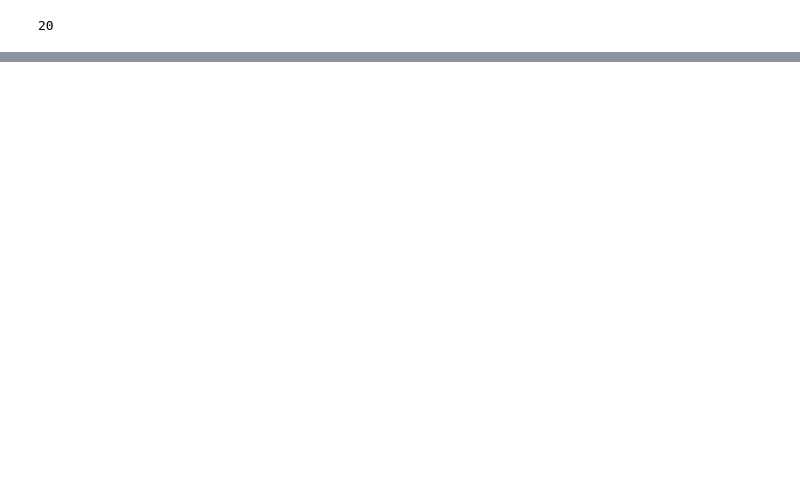
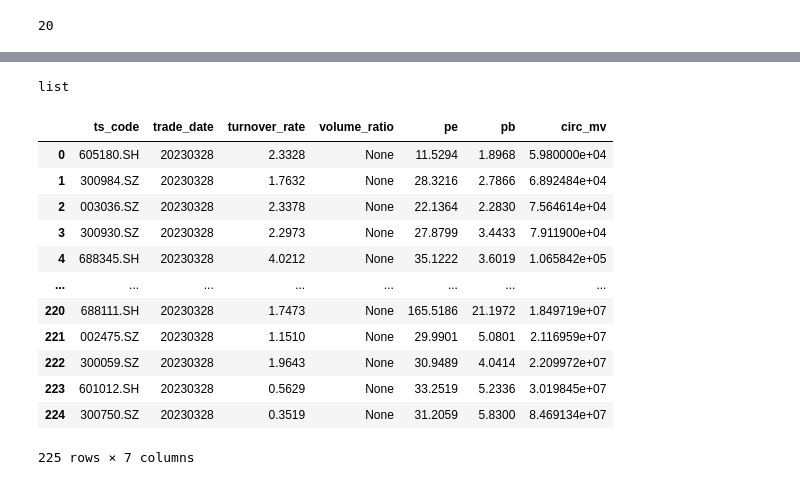
Before and after one commit to abautly8897/small_cap_growth, a Jupyter notebook: sales_growth_research.ipynb, the cells around one changed output, grey strips where cells are left out. Saved outputs shown, nothing was run; the diff lists cells and outputs as text; code cells hidden in the pictures; blank space fills up the shorter version.

```diff
--- a/sales_growth_research.ipynb
+++ b/sales_growth_research.ipynb
@@ -191,0 +255,36 @@ get_fin_indicators(date=date, period=period_list[0], indicators=['eps', 'revenue
+# %%
+#筛选收入增速均值处于最大10%的证券
+q = years_average_revenue_growth_df['Mean'].quantile(q=0.9)
+selected_revenue_growth_df = years_average_revenue_growth_df[years_average_revenue_growth_df['Mean'] >= q]
+selected_revenue_growth_securities = selected_revenue_growth_df.ts_code.tolist()
+selected_revenue_growth_securities
+# %%
+# 获取这些证券的市值
+type(selected_revenue_growth_securities)
+# %% [output]
+list
+# %%
+date = datetime.today().strftime('%Y%M%D')
+df = pro.daily_basic(ts_code='', trade_date='20230328',
+                     fields=['ts_code', 'trade_date', 'turnover_rate', 'volume_ratio', 'pe', 'pb', 'circ_mv'])
+# %%
+df = df[df['ts_code'].isin(selected_revenue_growth_securities)]
+# %%
+df_sorted = df.sort_values(by='circ_mv', ascending=True)
+df_sorted = df_sorted.reset_index(drop=True)
+# %%
+df_sorted
+# %% [output]
+|  | ts_code | trade_date | turnover_rate | volume_ratio | pe | pb | circ_mv |
+| 0 | 605180.SH | 20230328 | 2.3328 | None | 11.5294 | 1.8968 | 5.980000e+04 |
+| 1 | 300984.SZ | 20230328 | 1.7632 | None | 28.3216 | 2.7866 | 6.892484e+04 |
+| 2 | 003036.SZ | 20230328 | 2.3378 | None | 22.1364 | 2.2830 | 7.564614e+04 |
+| 3 | 300930.SZ | 20230328 | 2.2973 | None | 27.8799 | 3.4433 | 7.911900e+04 |
+| 4 | 688345.SH | 20230328 | 4.0212 | None | 35.1222 | 3.6019 | 1.065842e+05 |
+| ... | ... | ... | ... | ... | ... | ... | ... |
+| 220 | 688111.SH | 20230328 | 1.7473 | None | 165.5186 | 21.1972 | 1.849719e+07 |
+| 221 | 002475.SZ | 20230328 | 1.1510 | None | 29.9901 | 5.0801 | 2.116959e+07 |
+| 222 | 300059.SZ | 20230328 | 1.9643 | None | 30.9489 | 4.0414 | 2.209972e+07 |
+| 223 | 601012.SH | 20230328 | 0.5629 | None | 33.2519 | 5.2336 | 3.019845e+07 |
+| 224 | 300750.SZ | 20230328 | 0.3519 | None | 31.2059 | 5.8300 | 8.469134e+07 |
+225 rows × 7 columns
```
Also changed, not shown: parts of 24 cells of this notebook, 3 other files.
